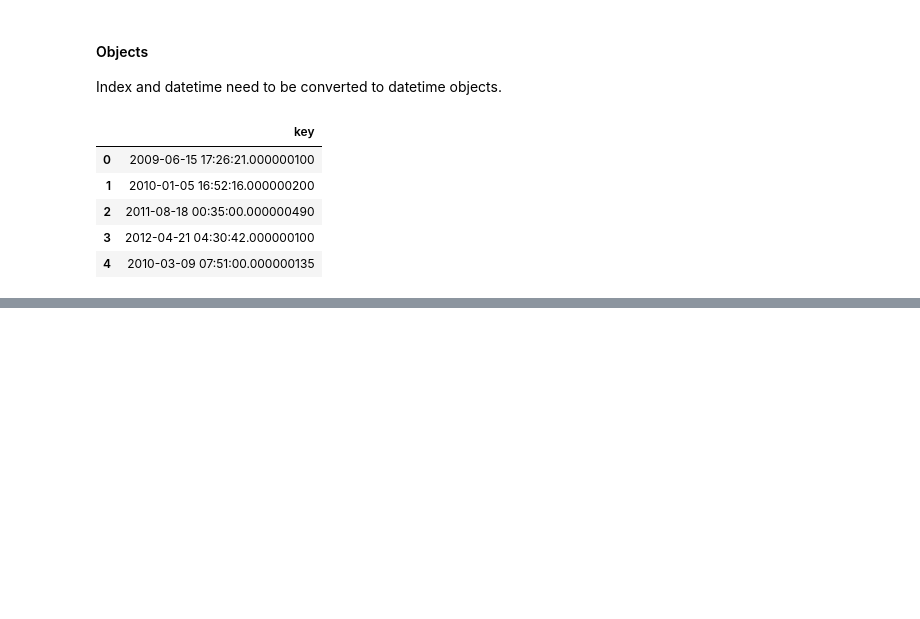
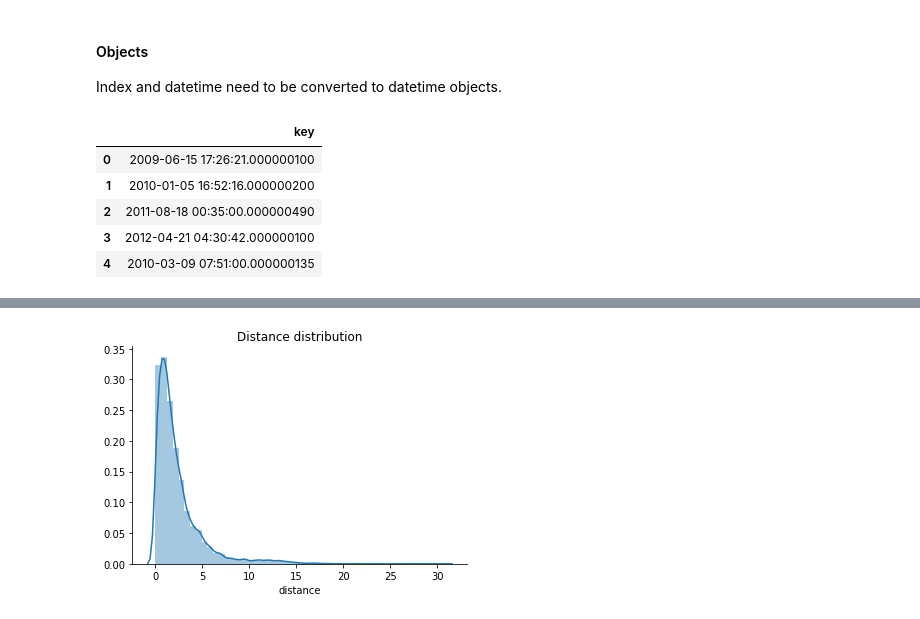
Before and after one commit to edgarminault/lyft, a Jupyter notebook: notebooks/EDA.ipynb, the cells around one changed output, grey strips where cells are left out. Cells and saved outputs as stored; diff of their text form; code cells hidden in the pictures; blank space fills up the shorter version.

```diff
--- a/notebooks/EDA.ipynb
+++ b/notebooks/EDA.ipynb
@@ -73,0 +145,5 @@ pd.DataFrame(pd.to_datetime(df.key)).head()
+# %%
+df = df[df["pickup_latitude"].between(left = 40, right = 42 )]
+df = df[df["pickup_longitude"].between(left = -75, right = -72 )]
+df = df[df["dropoff_latitude"].between(left = 40, right = 42 )]
+df = df[df["dropoff_longitude"].between(left = -74, right = -72 )]
@@ -73,0 +157,7 @@ pd.DataFrame(pd.to_datetime(df.key)).head()
+# %%
+%matplotlib notebook
+df["count"]=1
+heatmap_data = df.head(10000)[['pickup_latitude', 'pickup_longitude', 'fare_amount']].groupby(['pickup_latitude', 'pickup_longitude']).sum().reset_index().values.tolist()
+gradient = {0.2: 'blue', 0.4: 'lime', 0.6: 'orange', 1: 'red'}
+HeatMap(data=heatmap_data, radius=5, gradient=gradient, max_zoom=13).add_to(m)
+m
@@ -73,0 +170,20 @@ pd.DataFrame(pd.to_datetime(df.key)).head()
+# %%
+def globe_distance(df, start_lat="start_lat", start_lon="start_lon", end_lat="end_lat", end_lon="end_lon"):
+    """
+        Calculate the great circle distance between two points
+        on the earth (specified in decimal degrees).
+        Vectorized version of the haversine distance for pandas df
+        Computes distance in kms
+    """
+
+    lat_1_rad, lon_1_rad = np.radians(df[start_lat].astype(float)), np.radians(df[start_lon].astype(float))
+    lat_2_rad, lon_2_rad = np.radians(df[end_lat].astype(float)), np.radians(df[end_lon].astype(float))
+    dlon = lon_2_rad - lon_1_rad
+    dlat = lat_2_rad - lat_1_rad
+
+    a = np.sin(dlat / 2.0) ** 2 + np.cos(lat_1_rad) * np.cos(lat_2_rad) * np.sin(dlon / 2.0) ** 2
+    c = 2 * np.arcsin(np.sqrt(a))
+    haversine_distance = 6371 * c
+    return haversine_distance
+
+df["distance"] = globe_distance(df, start_lat="pickup_latitude", start_lon="pickup_longitude", end_lat="dropoff_latitude", end_lon="pickup_longitude")
@@ -73,0 +202,8 @@ pd.DataFrame(pd.to_datetime(df.key)).head()
+# %%
+%matplotlib inline
+g = sns.distplot(df[df.distance < 50].distance)
+sns.despine()
+plt.title("Distance distribution")
+plt.show()
+# %% [output]
+[figure, added]
```
Also changed, not shown: parts of 39 cells of this notebook.
